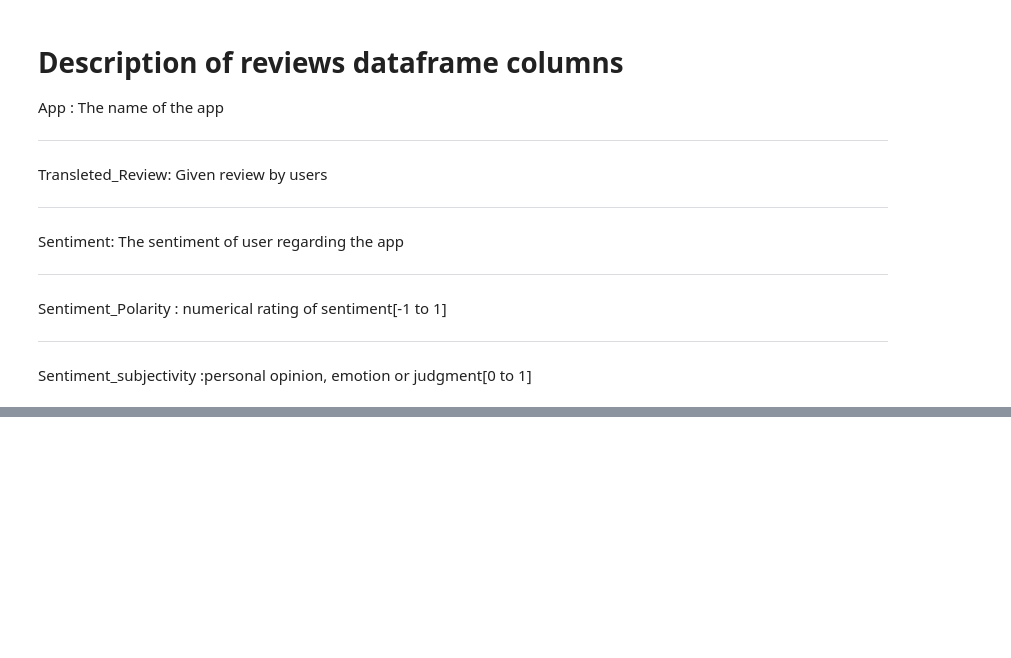
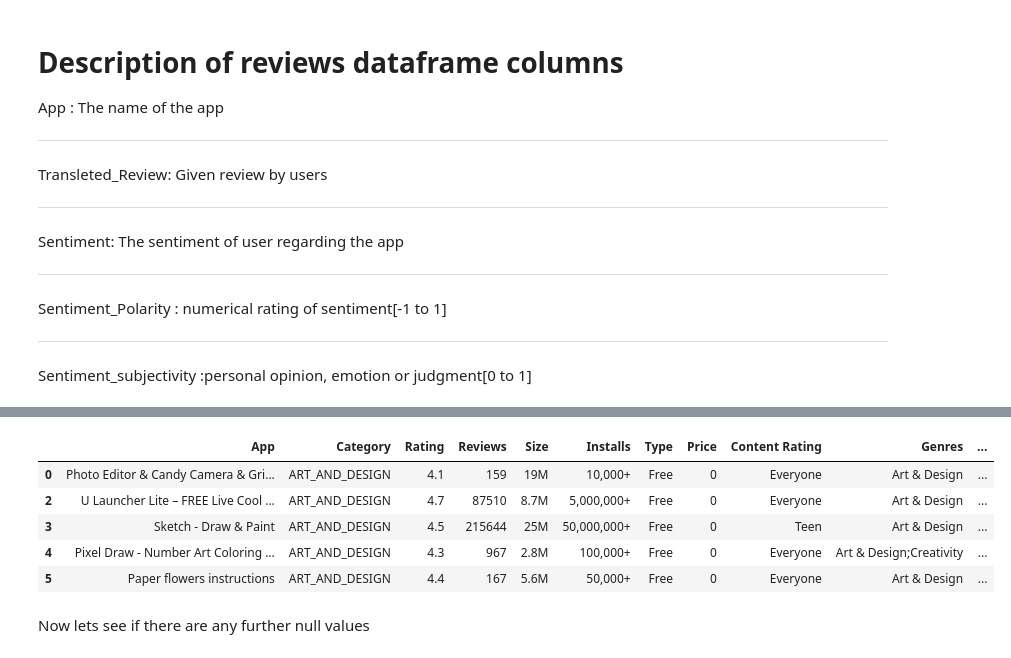
Before and after one commit to MadhurAwasthi/Play_Store-EDA, a Jupyter notebook: Play_Store_App_Review_Analysis_Capstone_Project.ipynb, the cells around one changed output, grey strips where cells are left out. Drawn from its saved outputs; the diff is of its cells as text; code cells hidden in the pictures; blank space fills up the shorter version.

```diff
--- a/Play_Store_App_Review_Analysis_Capstone_Project.ipynb
+++ b/Play_Store_App_Review_Analysis_Capstone_Project.ipynb
@@ -168,0 +253,3 @@ Sentiment_subjectivity :personal opinion, emotion or judgment[0 to 1]
+# %%
+# let us remove the rows where rating is null
+playstore_df.drop(playstore_df[playstore_df['Rating'].isna()].index, inplace=True)
@@ -168,0 +273,14 @@ Sentiment_subjectivity :personal opinion, emotion or judgment[0 to 1]
+# %%
+# Removing column 'Android Ver' and 'Current Ver'
+playstore_df.drop(['Android Ver','Current Ver'],axis=1,inplace=True)
+# %%
+playstore_df.head()
+# %% [output]
+|  | App | Category | Rating | Reviews | Size | Installs | Type | Price | Content Rating | Genres | ... |
+| 0 | Photo Editor & Candy Camera & Gri... | ART_AND_DESIGN | 4.1 | 159 | 19M | 10,000+ | Free | 0 | Everyone | Art & Design | ... |
+| 2 | U Launcher Lite – FREE Live Cool ... | ART_AND_DESIGN | 4.7 | 87510 | 8.7M | 5,000,000+ | Free | 0 | Everyone | Art & Design | ... |
+| 3 | Sketch - Draw & Paint | ART_AND_DESIGN | 4.5 | 215644 | 25M | 50,000,000+ | Free | 0 | Teen | Art & Design | ... |
+| 4 | Pixel Draw - Number Art Coloring ... | ART_AND_DESIGN | 4.3 | 967 | 2.8M | 100,000+ | Free | 0 | Everyone | Art & Design;Creativity | ... |
+| 5 | Paper flowers instructions | ART_AND_DESIGN | 4.4 | 167 | 5.6M | 50,000+ | Free | 0 | Everyone | Art & Design | ... |
+# %% [markdown]
+Now lets see if there are any further null values
```
Also changed, not shown: parts of 40 cells of this notebook.
